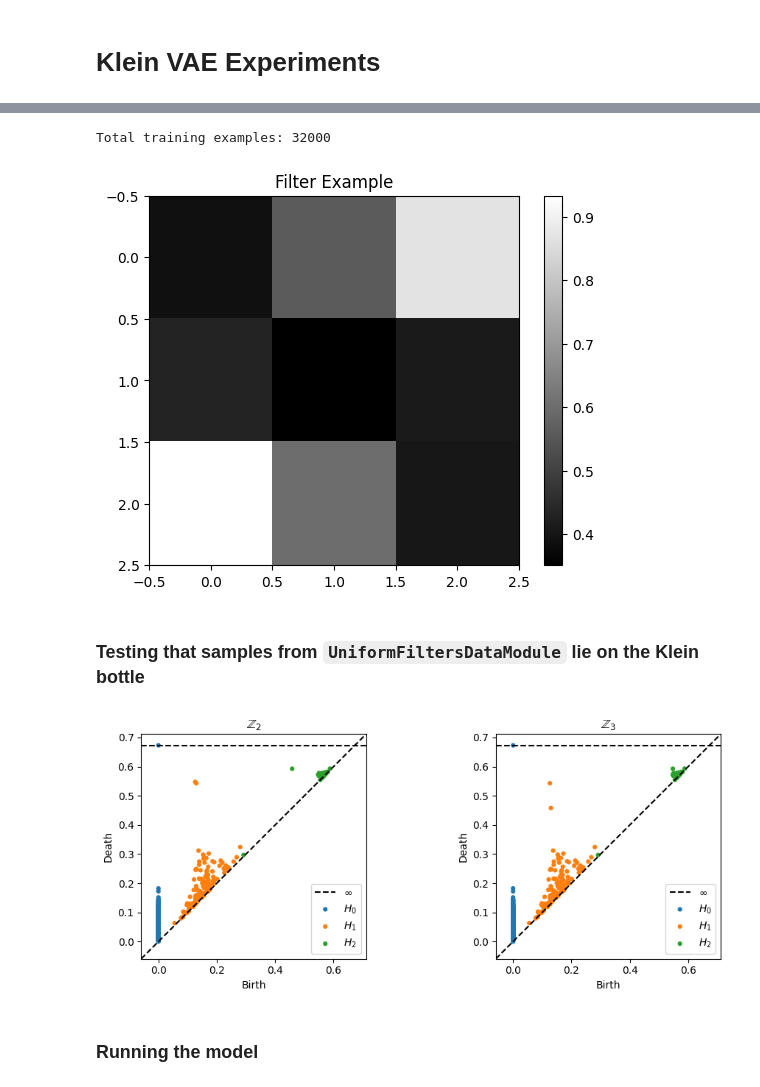
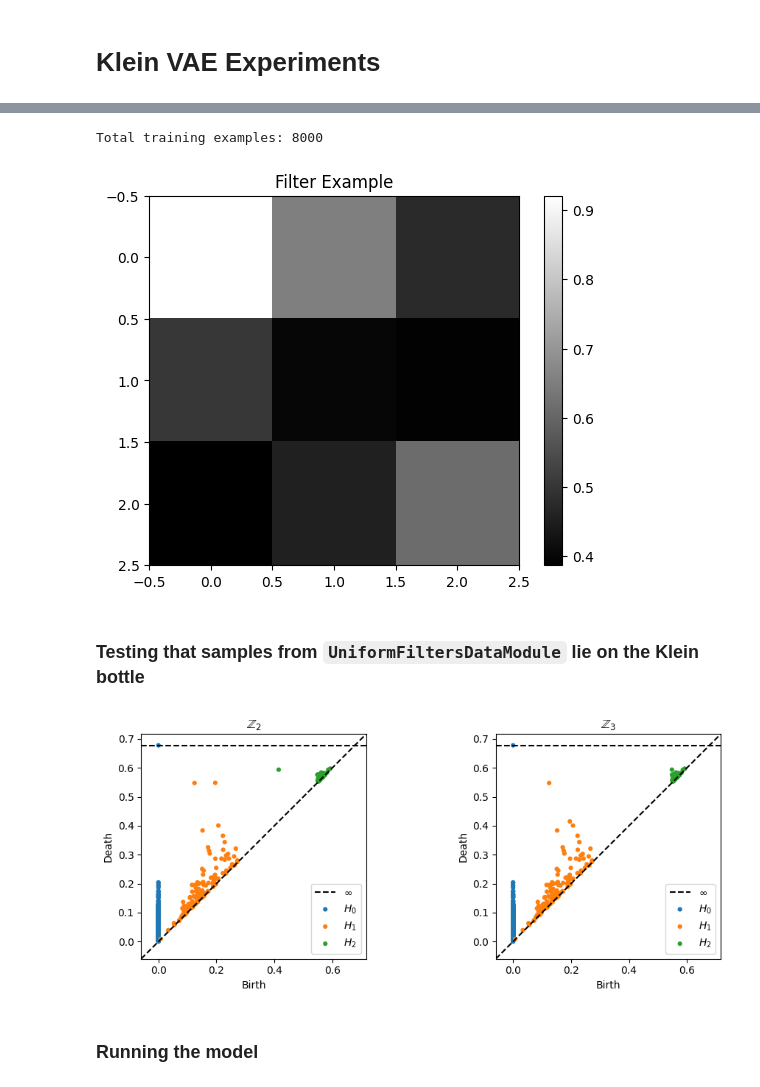
Before and after one commit to bekemax/KleinVAE, a Jupyter notebook: notebooks/klein-vae-experiments.ipynb, the cells around one changed output, grey strips where cells are left out. Saved outputs shown, nothing was run; the diff lists cells and outputs as text; code cells hidden in the pictures.

```diff
--- a/notebooks/klein-vae-experiments.ipynb
+++ b/notebooks/klein-vae-experiments.ipynb
@@ -26,21 +29,21 @@ from persim import plot_diagrams
 # %%
-BATCH_SIZE = 512
+BATCH_SIZE = 1
 # %%
-datamodule = UniformFiltersDataModule(num_samples_per_angle=200, batch_size=BATCH_SIZE)
+datamodule = UniformFiltersDataModule(num_samples_per_angle=100, batch_size=BATCH_SIZE)
 datamodule.setup()
 filter_example = datamodule.train_dataloader().dataset[0][0].reshape(3,3)
 
 train_loader = datamodule.train_dataloader()
 total_examples = len(train_loader.dataset)
 print(f"Total training examples: {total_examples}")
 
 plt.imshow(filter_example, cmap='gray')
 plt.colorbar()
 plt.title('Filter Example')
 plt.show()
 # %% [output]
-Total training examples: 32000
+Total training examples: 8000
-[figure, old version]
+[figure, new version]
 # %% [markdown]
 ### Testing that samples from `UniformFiltersDataModule` lie on the Klein bottle
 # %%
@@ -62,7 +65,7 @@ plot_diagrams(diagrams3, ax=axes[1], show=False)
 plt.tight_layout()
 plt.show()
 # %% [output]
-[figure, old version]
+[figure, new version]
 # %% [markdown]
 ### Running the model
 # %%
```
Also changed, not shown: parts of 21 cells of this notebook, 4 other files.
